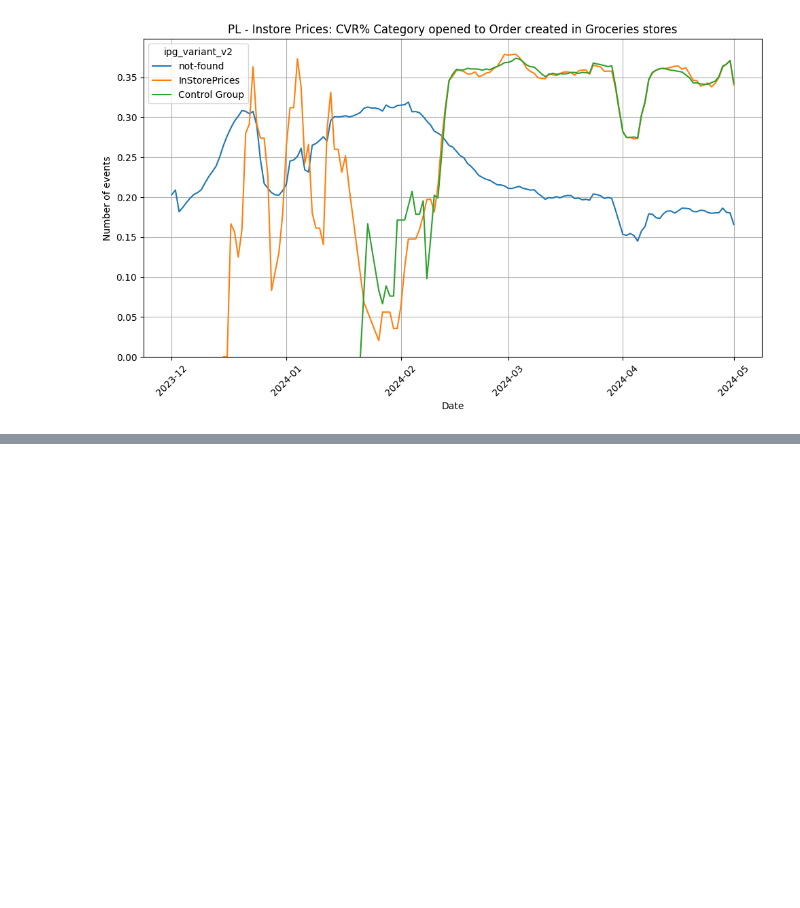
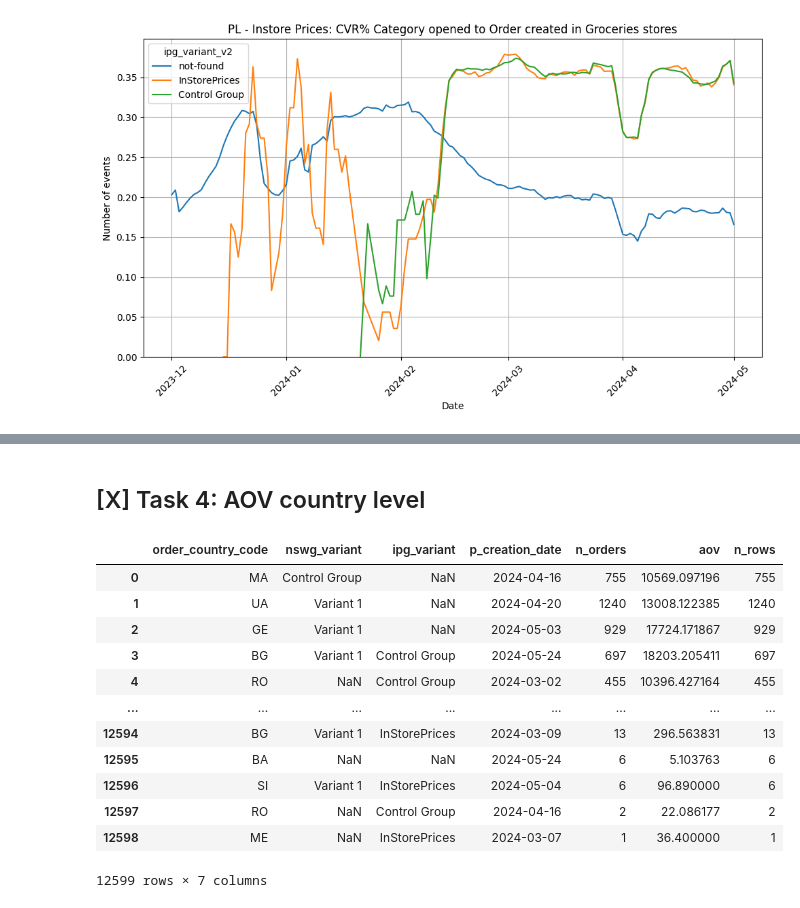
Before and after one commit to JordiCremades4444/central-node, a Jupyter notebook: notebooks/2024_5_instore_prices/instore_prices.ipynb, the cells around one changed output, grey strips where cells are left out. Saved outputs shown, nothing was run; the diff lists cells and outputs as text; code cells hidden in the pictures; blank space fills up the shorter version.

```diff
--- a/notebooks/2024_5_instore_prices/instore_prices.ipynb
+++ b/notebooks/2024_5_instore_prices/instore_prices.ipynb
@@ -221,0 +337,41 @@ See the caveats in the documentation: https://pandas.pydata.org/pandas-docs/stab
+# %% [markdown]
+## [X] Task 4: AOV country level
+# %%
+START_DATE = "'2024-03-01'"
+END_DATE = "'2024-06-01'"
+
+LIST_CATEGORY_ID = [4, 540, 622, 679, 682, 762, 875, 1015, 1082, 1195, 1197, 1214, 1314, 1316, 1551, 1718]
+list_category_id = ",".join(str(val) for val in LIST_CATEGORY_ID)
+
+params = [
+    # category_id
+    {'name':'list_category_id', 'value':list_category_id},
+    # dates
+    {'name':'start_date', 'value': str(START_DATE)},
+    {'name':'end_date', 'value': str(END_DATE)}
+]
+
+q = query_engines.QueryEngines(
+    query='aov_country_level.sql',
+    params=params,
+    printq=None,
+    output_file='aov_country_level',
+    load_from_output_file='aov_country_level'
+)
+
+df = q.query_run_starbust()
+df
+# %% [output]
+|  | order_country_code | nswg_variant | ipg_variant | p_creation_date | n_orders | aov | n_rows |
+| 0 | MA | Control Group | NaN | 2024-04-16 | 755 | 10569.097196 | 755 |
+| 1 | UA | Variant 1 | NaN | 2024-04-20 | 1240 | 13008.122385 | 1240 |
+| 2 | GE | Variant 1 | NaN | 2024-05-03 | 929 | 17724.171867 | 929 |
+| 3 | BG | Variant 1 | Control Group | 2024-05-24 | 697 | 18203.205411 | 697 |
+| 4 | RO | NaN | Control Group | 2024-03-02 | 455 | 10396.427164 | 455 |
+| ... | ... | ... | ... | ... | ... | ... | ... |
+| 12594 | BG | Variant 1 | InStorePrices | 2024-03-09 | 13 | 296.563831 | 13 |
+| 12595 | BA | NaN | NaN | 2024-05-24 | 6 | 5.103763 | 6 |
+| 12596 | SI | Variant 1 | InStorePrices | 2024-05-04 | 6 | 96.890000 | 6 |
+| 12597 | RO | NaN | Control Group | 2024-04-16 | 2 | 22.086177 | 2 |
+| 12598 | ME | NaN | InStorePrices | 2024-03-07 | 1 | 36.400000 | 1 |
+12599 rows × 7 columns
```
Also changed, not shown: parts of 12 cells of this notebook, 2 other files.
